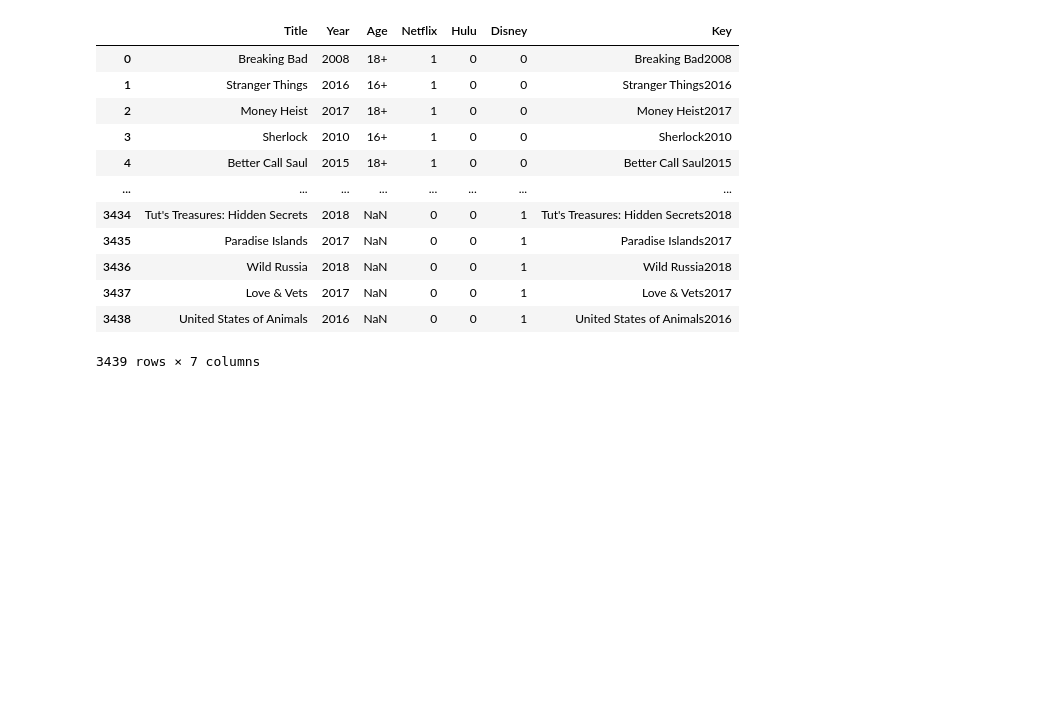
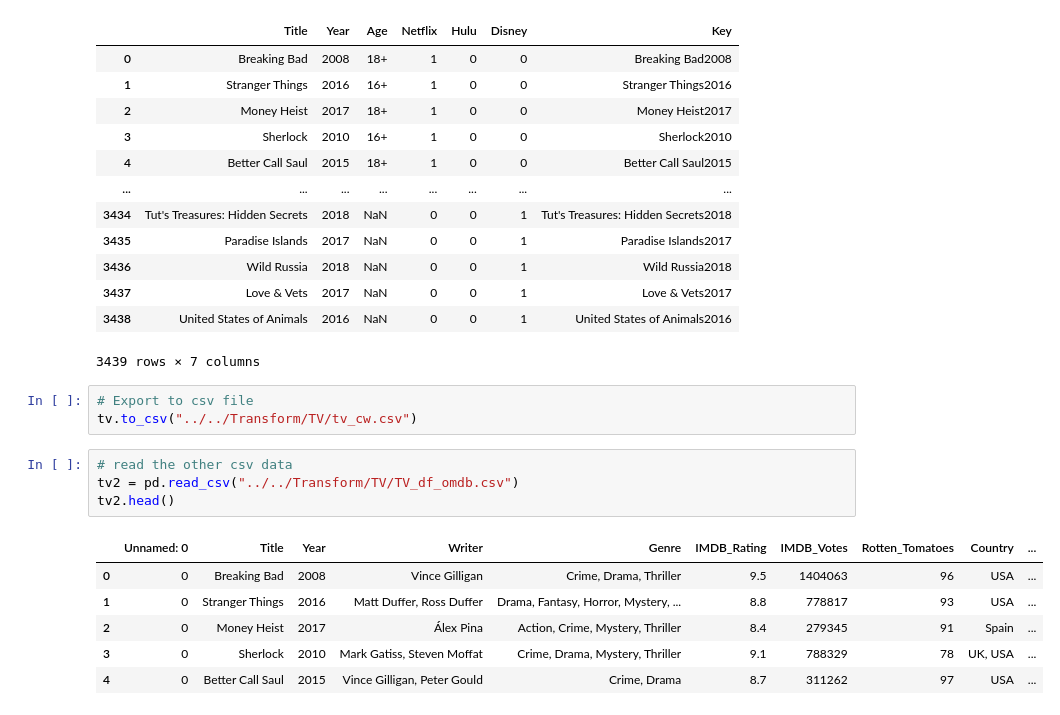
Before and after one commit to lmrazuki/etl-project, a Jupyter notebook: Transform/TV/christy_part_tvshows.ipynb, the cells around one changed output. Cells and saved outputs as stored; diff of their text form; blank space fills up the shorter version.

```diff
--- a/Transform/TV/christy_part_tvshows.ipynb
+++ b/Transform/TV/christy_part_tvshows.ipynb
@@ -93,3 +79,17 @@ tv
 | 3437 | Love & Vets | 2017 | NaN | 0 | 0 | 1 | Love & Vets2017 |
 | 3438 | United States of Animals | 2016 | NaN | 0 | 0 | 1 | United States of Animals2016 |
 3439 rows × 7 columns
+# %%
+# Export to csv file
+tv.to_csv("../../Transform/TV/tv_cw.csv")
+# %%
+# read the other csv data
+tv2 = pd.read_csv("../../Transform/TV/TV_df_omdb.csv")
+tv2.head()
+# %% [output]
+|  | Unnamed: 0 | Title | Year | Writer | Genre | IMDB_Rating | IMDB_Votes | Rotten_Tomatoes | Country | ... |
+| 0 | 0 | Breaking Bad | 2008 | Vince Gilligan | Crime, Drama, Thriller | 9.5 | 1404063 | 96 | USA | ... |
+| 1 | 0 | Stranger Things | 2016 | Matt Duffer, Ross Duffer | Drama, Fantasy, Horror, Mystery, ... | 8.8 | 778817 | 93 | USA | ... |
+| 2 | 0 | Money Heist | 2017 | Álex Pina | Action, Crime, Mystery, Thriller | 8.4 | 279345 | 91 | Spain | ... |
+| 3 | 0 | Sherlock | 2010 | Mark Gatiss, Steven Moffat | Crime, Drama, Mystery, Thriller | 9.1 | 788329 | 78 | UK, USA | ... |
+| 4 | 0 | Better Call Saul | 2015 | Vince Gilligan, Peter Gould | Crime, Drama | 8.7 | 311262 | 97 | USA | ... |
```
Also changed, not shown: parts of 8 cells of this notebook, 15 other files.
